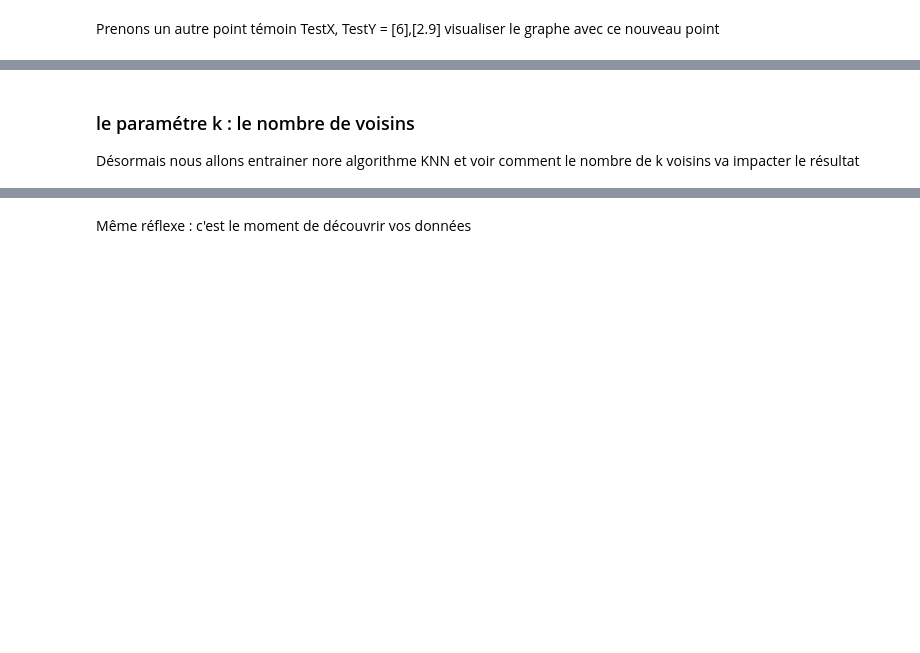
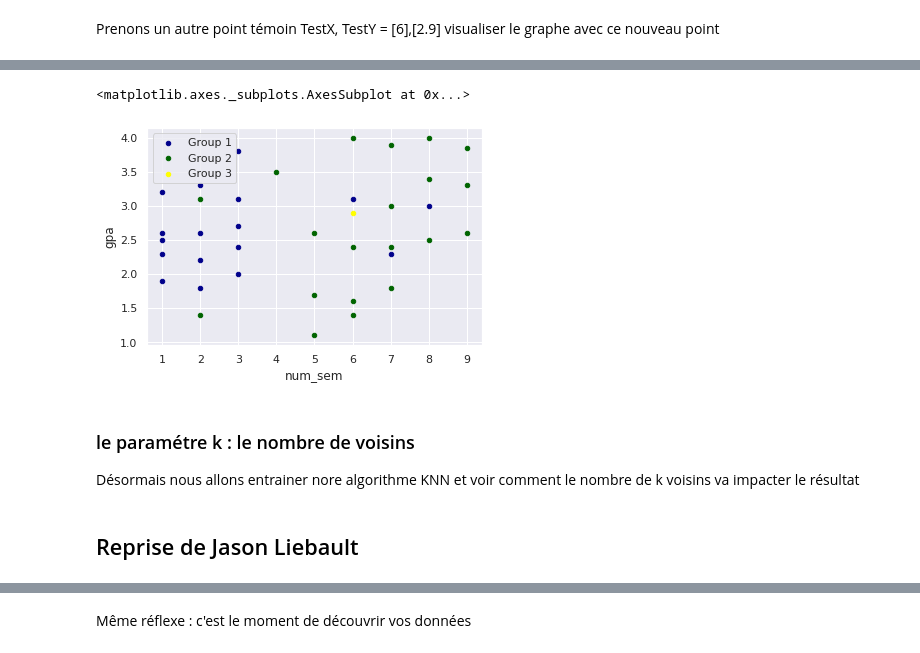
Before and after one commit to JasLieb/IML, a Jupyter notebook: TP4/sklear.ipynb, the cells around one changed output, grey strips where cells are left out. Drawn from its saved outputs; the diff is of its cells as text; code cells hidden in the pictures; blank space fills up the shorter version.

```diff
--- a/TP4/sklear.ipynb
+++ b/TP4/sklear.ipynb
@@ -354,6 +391,17 @@ plt.plot(temoinX, temoinY,'ro', c='green', label='Point Témoin')
+# %%
+groupTemoin = [(6,2.9)]
+dfT = pd.DataFrame(groupTemoin, columns=["num_sem","gpa"])
+ax = dfA.plot.scatter(x='num_sem', y='gpa', color='DarkBlue', label='Group 1')
+dfB.plot.scatter(x='num_sem', y='gpa', color='DarkGreen', label='Group 2', ax=ax)
+dfT.plot.scatter(x='num_sem', y='gpa', color='yellow', label='Group 3', ax=ax)
+# %% [output]
+<matplotlib.axes._subplots.AxesSubplot at 0x...>
+[figure, added]
 # %% [markdown]
 <h3> le paramétre k : le nombre de voisins </h3>
 Désormais nous allons entrainer nore algorithme KNN et voir comment le nombre de k voisins va impacter le résultat
+# %% [markdown]
+## Reprise de Jason Liebault
 # %%
 #Chargement des données filchier data.csv sur moodle
 data = pd.read_csv("data.csv")
```
Also changed, not shown: parts of 21 cells of this notebook.
